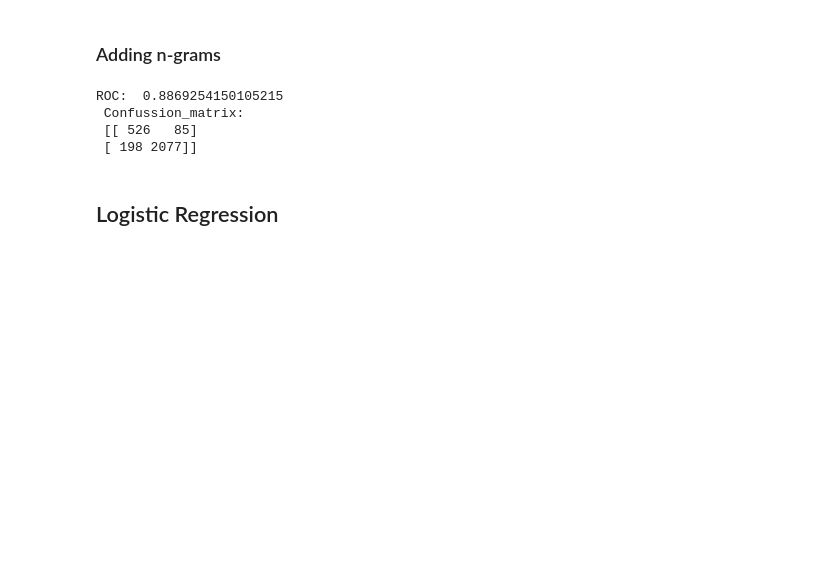
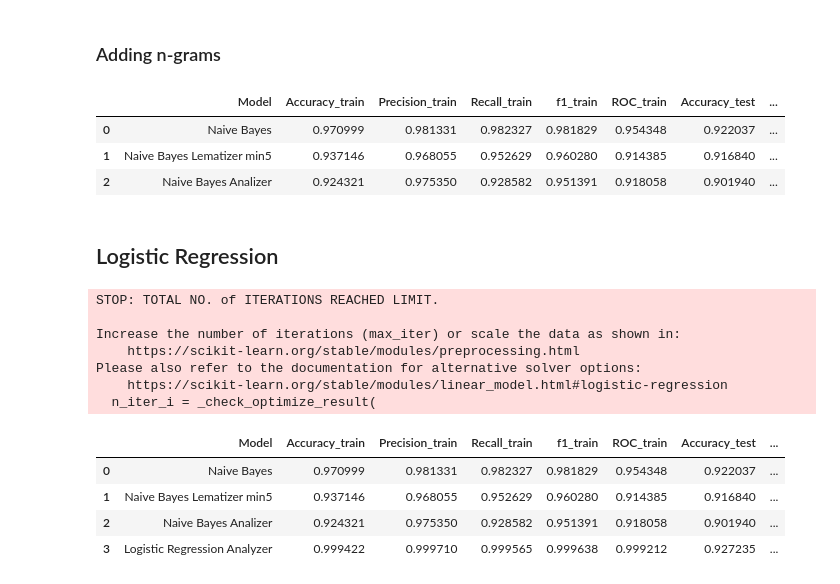
Before and after one commit to anmarphy/NLP_2021, a Jupyter notebook: Classification_models.ipynb, the cells around one changed output. Drawn from its saved outputs; the diff is of its cells as text; code cells hidden in the pictures; blank space fills up the shorter version.

```diff
--- a/Classification_models.ipynb
+++ b/Classification_models.ipynb
@@ -340,15 +384,9 @@ print(X.toarray())
 # %%
 vect = CountVectorizer().fit(X_train)
 X_train_vectorized = vect.transform(X_train)
-
+clf_name='Naive Bayes'
 model = MultinomialNB(alpha=0.1)
 model.fit(X_train_vectorized, y_train)
-predictions = model.predict(vect.transform(X_test))
 
-def classification_report(y_test, predictions):
-    roc=roc_auc_score(y_test, predictions)
-    confusion_m=confusion_matrix(y_test,predictions)
-    return print('ROC: ', roc,  '\n Confussion_matrix: \n', confusion_m)
-
-classification_report(y_test, predictions)
+classification_report(y_train,y_test, model, clf_name)
 # %% [output]
@@ -416,19 +451,44 @@ array([1])
 
 vect = CountVectorizer(min_df=5,
                        ngram_range=(2,5),
-                       analyzer='char_wb'
+                       analyzer='char_wb'  #No tokenizer and stop words with this analizer.
                       ).fit(X_train)
 X_train_vectorized = vect.transform(X_train)
-
+clf_name='Naive Bayes Analizer'
 model = MultinomialNB(alpha=0.1)
 model.fit(X_train_vectorized, y_train)
 predictions = model.predict(vect.transform(X_test))
 
-classification_report(y_test, predictions)
+classification_report(y_train,y_test, model, clf_name)
 # %% [output]
-ROC:  0.8869254150105215
- Confussion_matrix:
- [[ 526   85]
- [ 198 2077]]
+|  | Model | Accuracy_train | Precision_train | Recall_train | f1_train | ROC_train | Accuracy_test | ... |
+| 0 | Naive Bayes | 0.970999 | 0.981331 | 0.982327 | 0.981829 | 0.954348 | 0.922037 | ... |
+| 1 | Naive Bayes Lematizer min5 | 0.937146 | 0.968055 | 0.952629 | 0.960280 | 0.914385 | 0.916840 | ... |
+| 2 | Naive Bayes Analizer | 0.924321 | 0.975350 | 0.928582 | 0.951391 | 0.918058 | 0.901940 | ... |
 # %% [markdown]
 ## Logistic Regression
+# %%
+vect = CountVectorizer(min_df=5,
+                       ngram_range=(2,5),
+                       analyzer='char_wb'
+                      ).fit(X_train)
+X_train_vectorized = vect.transform(X_train)
+clf_name='Logistic Regression Analyzer'
+model = LogisticRegression()
+model.fit(X_train_vectorized, y_train)
+predictions = model.predict(vect.transform(X_test))
+
+classification_report(y_train,y_test, model, clf_name)
+# %% [output]
+STOP: TOTAL NO. of ITERATIONS REACHED LIMIT.
+
+Increase the number of iterations (max_iter) or scale the data as shown in:
+    https://scikit-learn.org/stable/modules/preprocessing.html
+Please also refer to the documentation for alternative solver options:
+    https://scikit-learn.org/stable/modules/linear_model.html#logistic-regression
+  n_iter_i = _check_optimize_result(
+|  | Model | Accuracy_train | Precision_train | Recall_train | f1_train | ROC_train | Accuracy_test | ... |
+| 0 | Naive Bayes | 0.970999 | 0.981331 | 0.982327 | 0.981829 | 0.954348 | 0.922037 | ... |
+| 1 | Naive Bayes Lematizer min5 | 0.937146 | 0.968055 | 0.952629 | 0.960280 | 0.914385 | 0.916840 | ... |
+| 2 | Naive Bayes Analizer | 0.924321 | 0.975350 | 0.928582 | 0.951391 | 0.918058 | 0.901940 | ... |
+| 3 | Logistic Regression Analyzer | 0.999422 | 0.999710 | 0.999565 | 0.999638 | 0.999212 | 0.927235 | ... |
```
Also changed, not shown: parts of 10 cells of this notebook.
